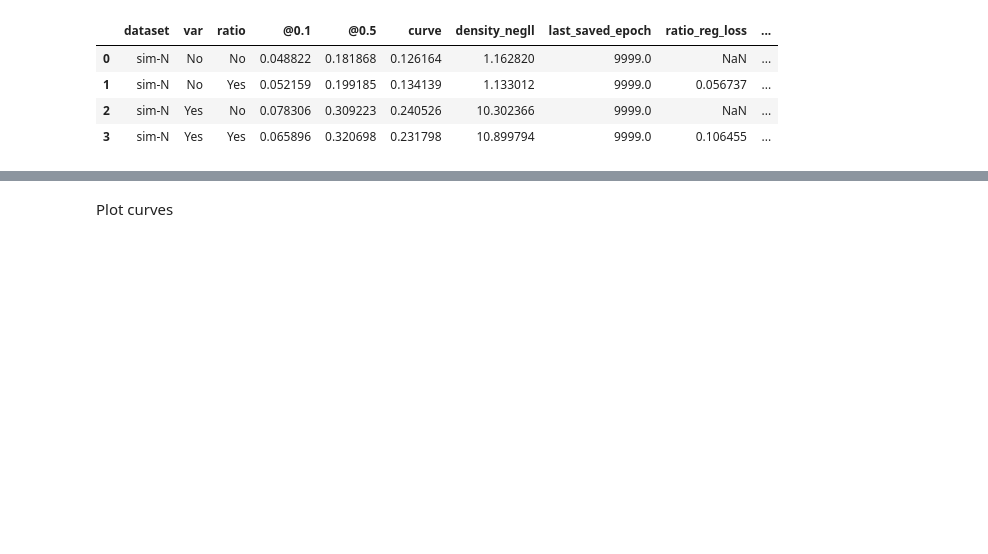
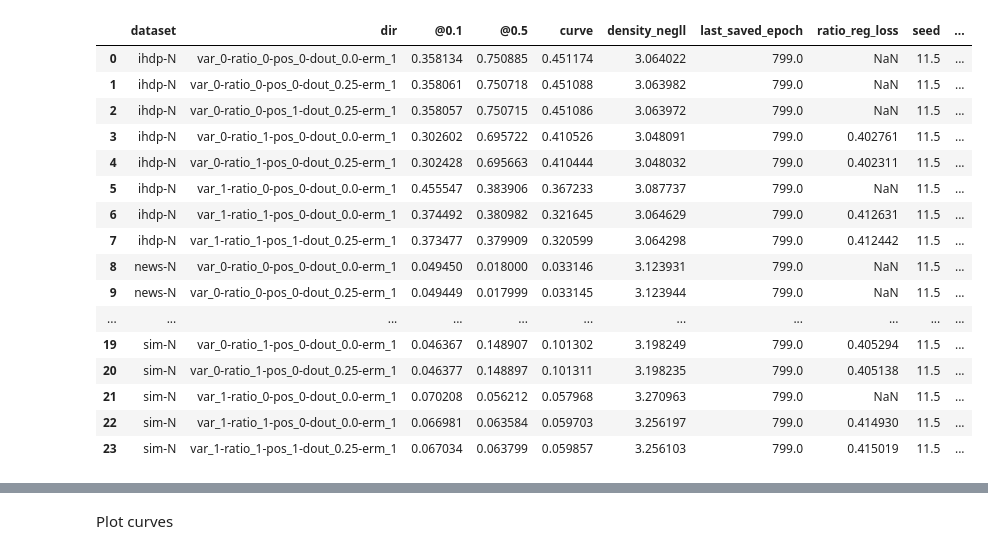
Before and after one commit to NSAPH-Projects/tresnet, a Jupyter notebook: notebooks/ipw_results.ipynb, the cells around one changed output, grey strips where cells are left out. Drawn from its saved outputs; the diff is of its cells as text; code cells hidden in the pictures; blank space fills up the shorter version.

```diff
--- a/notebooks/ipw_results.ipynb
+++ b/notebooks/ipw_results.ipynb
@@ -9,8 +9,9 @@ import seaborn as sns
 # rdir = "results-wd.5e-3/"
 # rdir="results-wd.1e-4"
 # rdir="results --wd 5e-3 --reg_multiscale"
-rdir="results --wd 5e-3"
-
+# rdir="results --wd 5e-3"
+# rdir="results --batch_size 32 --n_grid 25 --reg_multiscale --no_fit_ratio_scale"
+rdir="var_1-ratio_1-pos_0-dout_0.0-erm_1"
 datasets = [d for d in os.listdir(f"../{rdir}") if not d.startswith(".")]
 
 results = []
@@ -32,6 +33,7 @@ for dset in datasets:
             metrics['var'] = "Yes" if int(cfg['var_reg']) else "No"
             metrics['ratio'] = "Yes" if int(cfg['ratio_reg']) else "No"
             metrics['dataset'] = dset
+            metrics['dir'] = dir
             results.append(metrics)
 
             curve = pd.read_csv(f"{exp_dir}/curve.csv")
@@ -39,16 +41,29 @@ for dset in datasets:
             curve['var'] = int(cfg['var_reg'])
             curve['ratio'] = int(cfg['ratio_reg'])
             curve['dataset'] = dset
+            curve['dir'] = dir
             curves.append(curve)
 
 results = pd.DataFrame(results)
 curves = pd.concat(curves)
 # %%
-results.groupby(['dataset', 'var', 'ratio']).mean().reset_index()
+results.groupby(['dataset', 'dir']).mean().reset_index()
 # %% [output]
-|  | dataset | var | ratio | @0.1 | @0.5 | curve | density_negll | last_saved_epoch | ratio_reg_loss | ... |
-| 0 | sim-N | No | No | 0.048822 | 0.181868 | 0.126164 | 1.162820 | 9999.0 | NaN | ... |
-| 1 | sim-N | No | Yes | 0.052159 | 0.199185 | 0.134139 | 1.133012 | 9999.0 | 0.056737 | ... |
-| 2 | sim-N | Yes | No | 0.078306 | 0.309223 | 0.240526 | 10.302366 | 9999.0 | NaN | ... |
-| 3 | sim-N | Yes | Yes | 0.065896 | 0.320698 | 0.231798 | 10.899794 | 9999.0 | 0.106455 | ... |
+|  | dataset | dir | @0.1 | @0.5 | curve | density_negll | last_saved_epoch | ratio_reg_loss | seed | ... |
+| 0 | ihdp-N | var_0-ratio_0-pos_0-dout_0.0-erm_1 | 0.358134 | 0.750885 | 0.451174 | 3.064022 | 799.0 | NaN | 11.5 | ... |
+| 1 | ihdp-N | var_0-ratio_0-pos_0-dout_0.25-erm_1 | 0.358061 | 0.750718 | 0.451088 | 3.063982 | 799.0 | NaN | 11.5 | ... |
+| 2 | ihdp-N | var_0-ratio_0-pos_1-dout_0.25-erm_1 | 0.358057 | 0.750715 | 0.451086 | 3.063972 | 799.0 | NaN | 11.5 | ... |
+| 3 | ihdp-N | var_0-ratio_1-pos_0-dout_0.0-erm_1 | 0.302602 | 0.695722 | 0.410526 | 3.048091 | 799.0 | 0.402761 | 11.5 | ... |
+| 4 | ihdp-N | var_0-ratio_1-pos_0-dout_0.25-erm_1 | 0.302428 | 0.695663 | 0.410444 | 3.048032 | 799.0 | 0.402311 | 11.5 | ... |
+| 5 | ihdp-N | var_1-ratio_0-pos_0-dout_0.0-erm_1 | 0.455547 | 0.383906 | 0.367233 | 3.087737 | 799.0 | NaN | 11.5 | ... |
+| 6 | ihdp-N | var_1-ratio_1-pos_0-dout_0.0-erm_1 | 0.374492 | 0.380982 | 0.321645 | 3.064629 | 799.0 | 0.412631 | 11.5 | ... |
+| 7 | ihdp-N | var_1-ratio_1-pos_1-dout_0.25-erm_1 | 0.373477 | 0.379909 | 0.320599 | 3.064298 | 799.0 | 0.412442 | 11.5 | ... |
+| 8 | news-N | var_0-ratio_0-pos_0-dout_0.0-erm_1 | 0.049450 | 0.018000 | 0.033146 | 3.123931 | 799.0 | NaN | 11.5 | ... |
+| 9 | news-N | var_0-ratio_0-pos_0-dout_0.25-erm_1 | 0.049449 | 0.017999 | 0.033145 | 3.123944 | 799.0 | NaN | 11.5 | ... |
+| ... | ... | ... | ... | ... | ... | ... | ... | ... | ... | ... |
+| 19 | sim-N | var_0-ratio_1-pos_0-dout_0.0-erm_1 | 0.046367 | 0.148907 | 0.101302 | 3.198249 | 799.0 | 0.405294 | 11.5 | ... |
+| 20 | sim-N | var_0-ratio_1-pos_0-dout_0.25-erm_1 | 0.046377 | 0.148897 | 0.101311 | 3.198235 | 799.0 | 0.405138 | 11.5 | ... |
+| 21 | sim-N | var_1-ratio_0-pos_0-dout_0.0-erm_1 | 0.070208 | 0.056212 | 0.057968 | 3.270963 | 799.0 | NaN | 11.5 | ... |
+| 22 | sim-N | var_1-ratio_1-pos_0-dout_0.0-erm_1 | 0.066981 | 0.063584 | 0.059703 | 3.256197 | 799.0 | 0.414930 | 11.5 | ... |
+| 23 | sim-N | var_1-ratio_1-pos_1-dout_0.25-erm_1 | 0.067034 | 0.063799 | 0.059857 | 3.256103 | 799.0 | 0.415019 | 11.5 | ... |
 # %%
```
Also changed, not shown: parts of 2 cells of this notebook, 4 other files.
